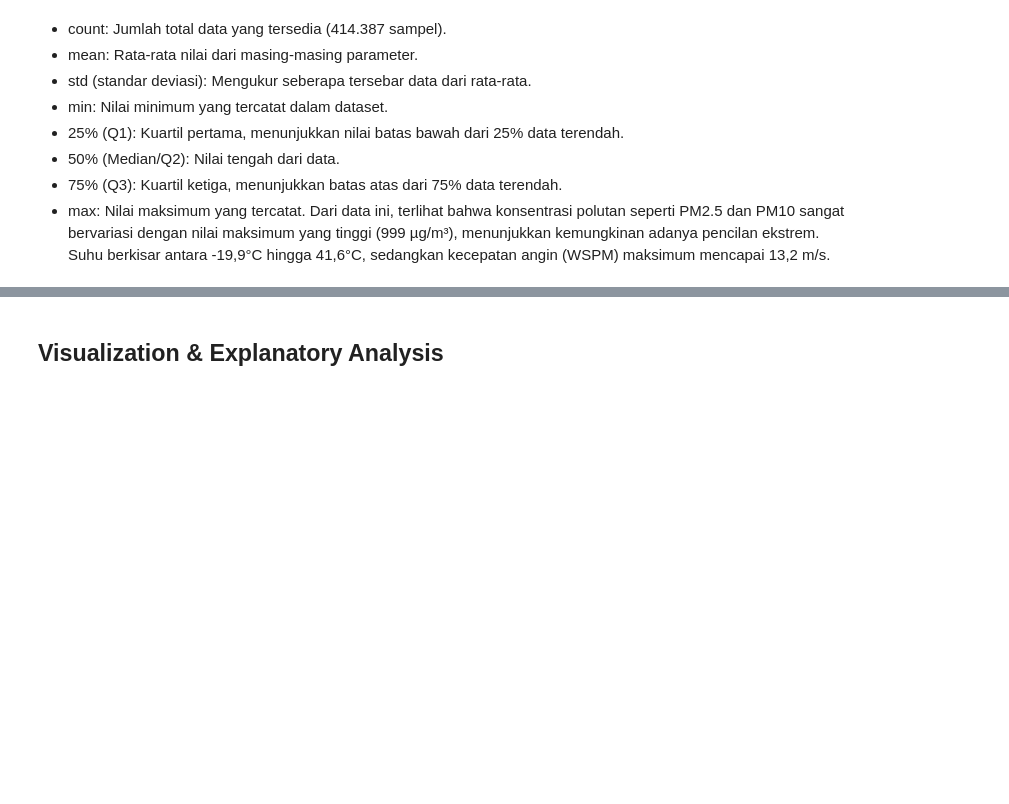
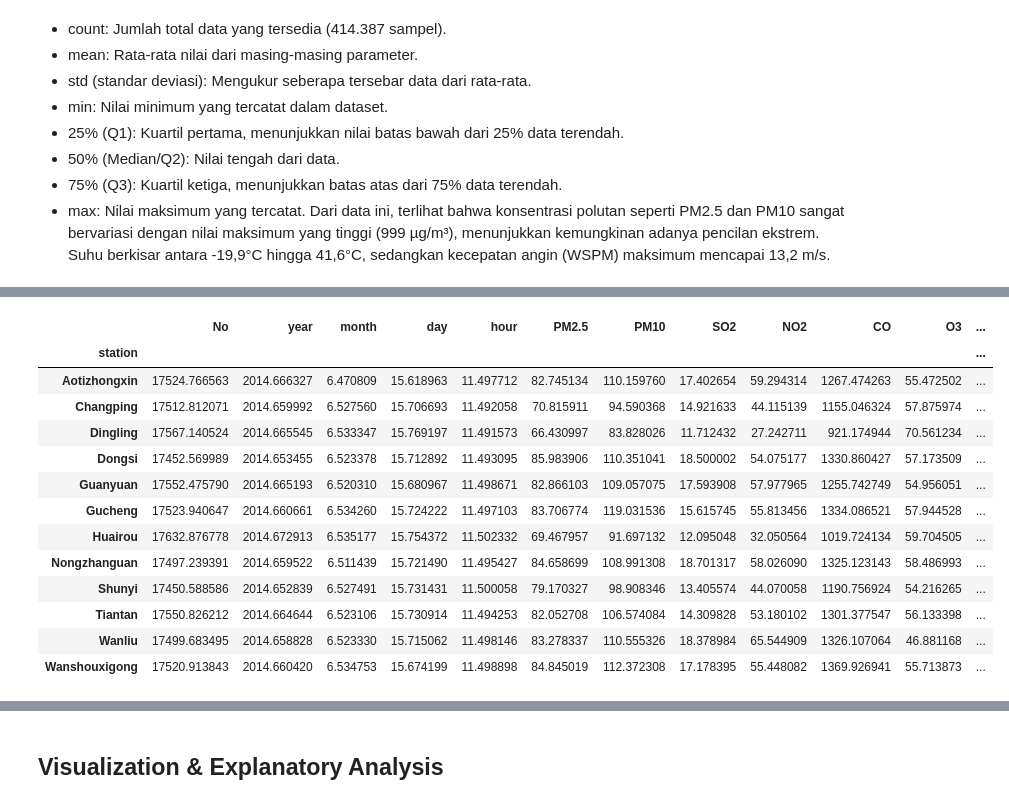
Before and after one commit to irfnriza/submission, a Jupyter notebook: notebook.ipynb, the cells around one changed output, grey strips where cells are left out. Drawn from its saved outputs; the diff is of its cells as text; code cells hidden in the pictures; blank space fills up the shorter version.

```diff
--- a/notebook.ipynb
+++ b/notebook.ipynb
@@ -417,0 +446,19 @@ Jika ada kawasan pemukiman di sisi timur, ini berarti polusi kemungkinan datang
+# %%
+# Exclude non-numeric columns
+numeric_columns = all_data.select_dtypes(include=[np.number]).columns
+all_data.groupby('station')[numeric_columns].mean()
+# %% [output]
+|  | No | year | month | day | hour | PM2.5 | PM10 | SO2 | NO2 | CO | O3 | ... |
+| station |  |  |  |  |  |  |  |  |  |  |  | ... |
+| Aotizhongxin | 17524.766563 | 2014.666327 | 6.470809 | 15.618963 | 11.497712 | 82.745134 | 110.159760 | 17.402654 | 59.294314 | 1267.474263 | 55.472502 | ... |
+| Changping | 17512.812071 | 2014.659992 | 6.527560 | 15.706693 | 11.492058 | 70.815911 | 94.590368 | 14.921633 | 44.115139 | 1155.046324 | 57.875974 | ... |
+| Dingling | 17567.140524 | 2014.665545 | 6.533347 | 15.769197 | 11.491573 | 66.430997 | 83.828026 | 11.712432 | 27.242711 | 921.174944 | 70.561234 | ... |
+| Dongsi | 17452.569989 | 2014.653455 | 6.523378 | 15.712892 | 11.493095 | 85.983906 | 110.351041 | 18.500002 | 54.075177 | 1330.860427 | 57.173509 | ... |
+| Guanyuan | 17552.475790 | 2014.665193 | 6.520310 | 15.680967 | 11.498671 | 82.866103 | 109.057075 | 17.593908 | 57.977965 | 1255.742749 | 54.956051 | ... |
+| Gucheng | 17523.940647 | 2014.660661 | 6.534260 | 15.724222 | 11.497103 | 83.706774 | 119.031536 | 15.615745 | 55.813456 | 1334.086521 | 57.944528 | ... |
+| Huairou | 17632.876778 | 2014.672913 | 6.535177 | 15.754372 | 11.502332 | 69.467957 | 91.697132 | 12.095048 | 32.050564 | 1019.724134 | 59.704505 | ... |
+| Nongzhanguan | 17497.239391 | 2014.659522 | 6.511439 | 15.721490 | 11.495427 | 84.658699 | 108.991308 | 18.701317 | 58.026090 | 1325.123143 | 58.486993 | ... |
+| Shunyi | 17450.588586 | 2014.652839 | 6.527491 | 15.731431 | 11.500058 | 79.170327 | 98.908346 | 13.405574 | 44.070058 | 1190.756924 | 54.216265 | ... |
+| Tiantan | 17550.826212 | 2014.664644 | 6.523106 | 15.730914 | 11.494253 | 82.052708 | 106.574084 | 14.309828 | 53.180102 | 1301.377547 | 56.133398 | ... |
+| Wanliu | 17499.683495 | 2014.658828 | 6.523330 | 15.715062 | 11.498146 | 83.278337 | 110.555326 | 18.378984 | 65.544909 | 1326.107064 | 46.881168 | ... |
+| Wanshouxigong | 17520.913843 | 2014.660420 | 6.534753 | 15.674199 | 11.498898 | 84.845019 | 112.372308 | 17.178395 | 55.448082 | 1369.926941 | 55.713873 | ... |
```
Also changed, not shown: parts of 41 cells of this notebook, 1 other file.
